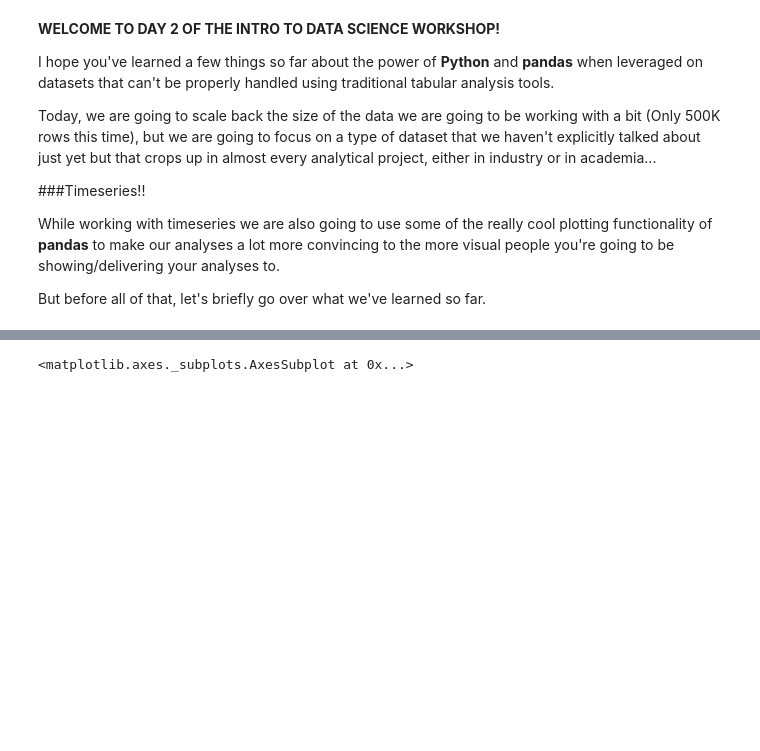
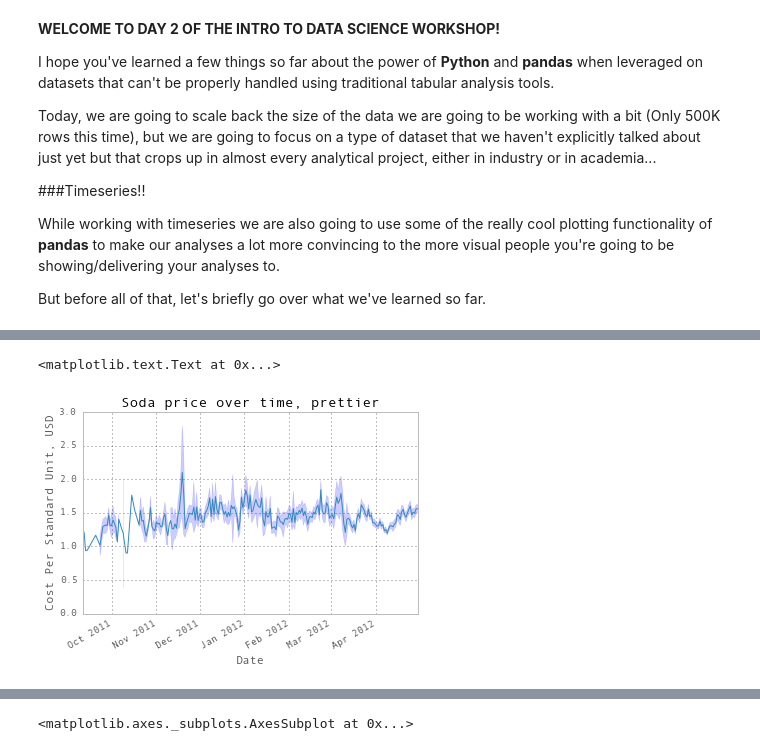
Before and after one commit to learn-co-students/intro-datascience-workshop-dumbo-web-080519, a Jupyter notebook: day2/Lesson 3 - Working with timeseries and learning to plot along the way.ipynb, the cells around one changed output, grey strips where cells are left out. Cells and saved outputs as stored; diff of their text form; code cells hidden in the pictures; blank space fills up the shorter version.

```diff
--- a/day2/Lesson 3 - Working with timeseries and learning to plot along the way.ipynb
+++ b/day2/Lesson 3 - Working with timeseries and learning to plot along the way.ipynb
@@ -71,0 +302,7 @@ priceData["Date"] = pd.to_datetime(priceData["Obs_Date_(yyyy-MM-dd)"],format="%Y
+# %%
+sodaMeans.plot(title="Soda price over time, prettier")
+plt.fill_between(sodaErrs.index, sodaMeans-2*sodaErrs, sodaMeans+2*sodaErrs, color='b', alpha=0.2)
+plt.ylabel("Cost Per Standard Unit, USD")
+# %% [output]
+<matplotlib.text.Text at 0x...>
+[figure, added]
```
Also changed, not shown: parts of 27 cells of this notebook.
